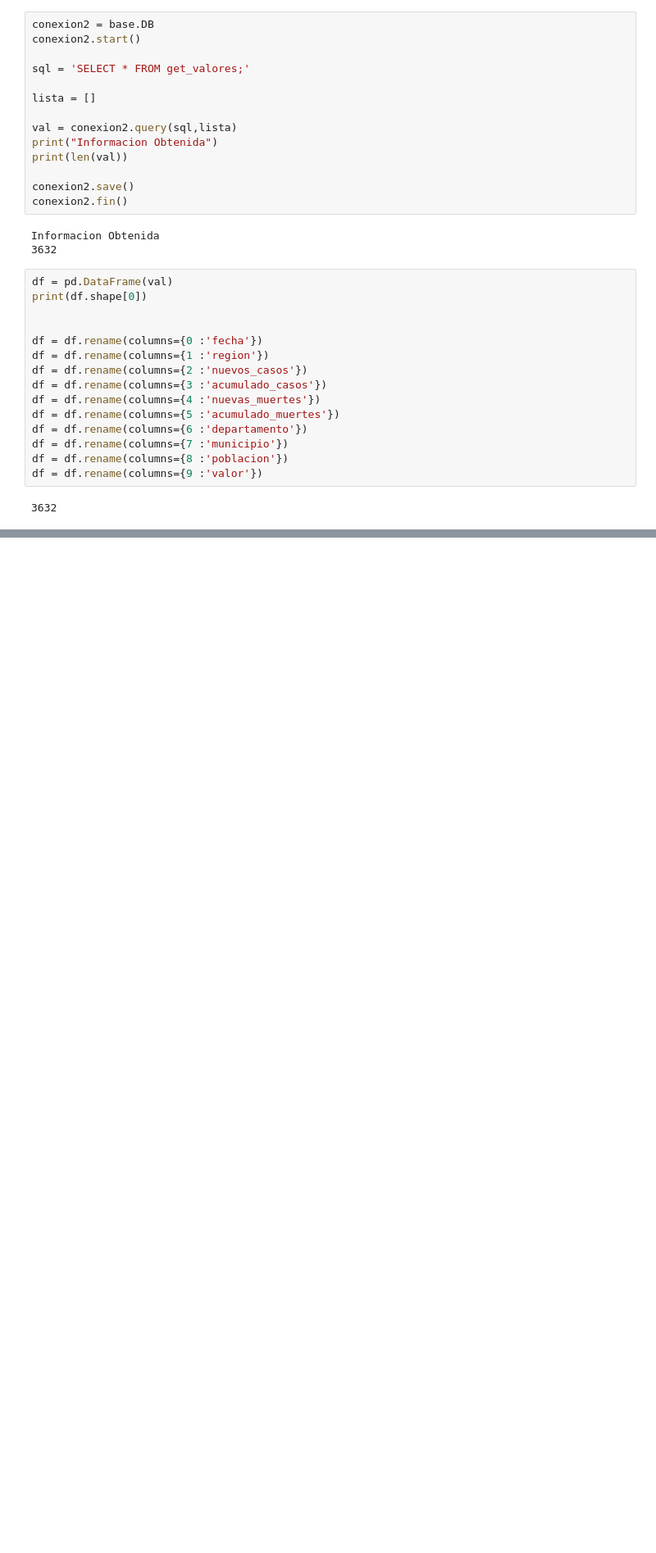
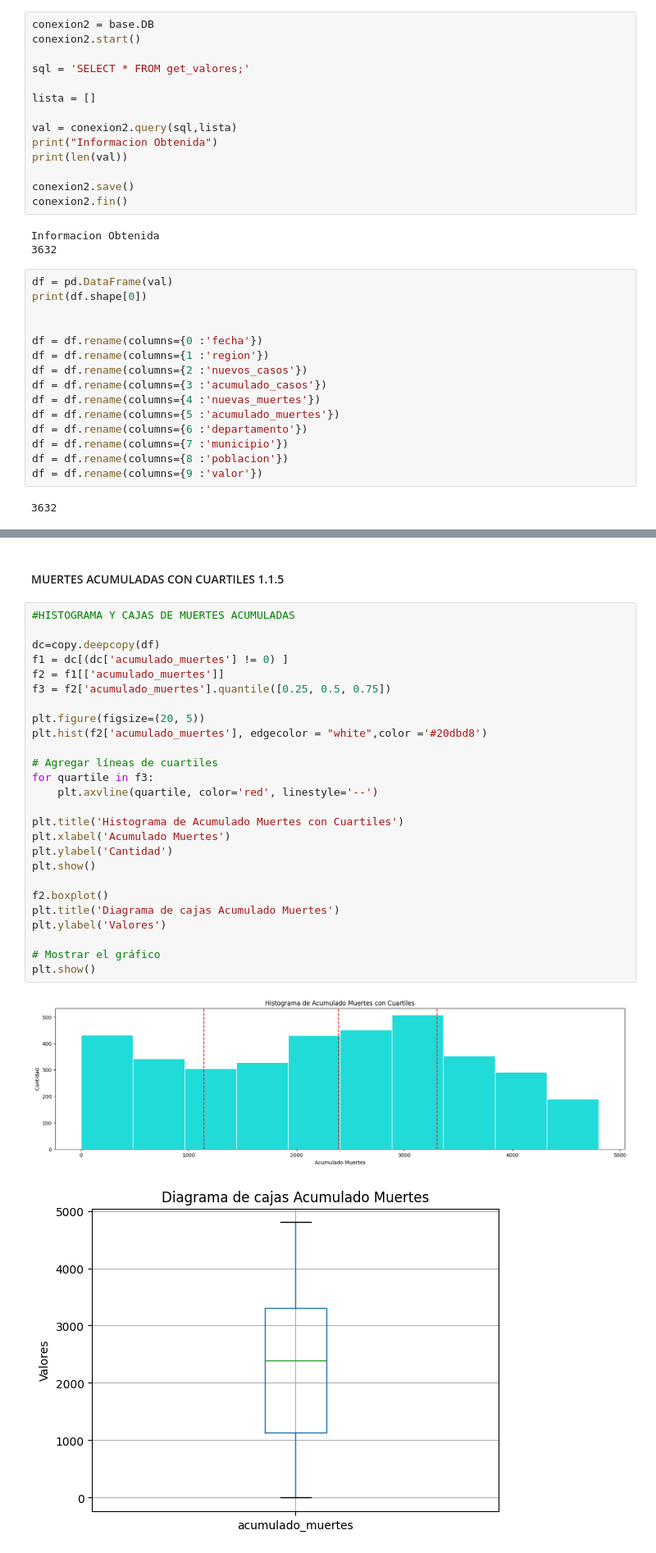
Before and after one commit to gkruiz/SEMI2_Practica1_2024, a Jupyter notebook: estadisticas.ipynb, the cells around one changed output, grey strips where cells are left out. Shown at 82% size. Drawn from its saved outputs; the diff is of its cells as text; blank space fills up the shorter version.

```diff
--- a/estadisticas.ipynb
+++ b/estadisticas.ipynb
@@ -469,0 +168,31 @@ plt.show()
+# %% [markdown]
+#### MUERTES ACUMULADAS CON CUARTILES 1.1.5
+# %%
+#HISTOGRAMA Y CAJAS DE MUERTES ACUMULADAS
+
+dc=copy.deepcopy(df)
+f1 = dc[(dc['acumulado_muertes'] != 0) ]
+f2 = f1[['acumulado_muertes']]
+f3 = f2['acumulado_muertes'].quantile([0.25, 0.5, 0.75])
+
+plt.figure(figsize=(20, 5))
+plt.hist(f2['acumulado_muertes'], edgecolor = "white",color ='#20dbd8')
+
+# Agregar líneas de cuartiles
+for quartile in f3:
+    plt.axvline(quartile, color='red', linestyle='--')
+
+plt.title('Histograma de Acumulado Muertes con Cuartiles')
+plt.xlabel('Acumulado Muertes')
+plt.ylabel('Cantidad')
+plt.show()
+
+f2.boxplot()
+plt.title('Diagrama de cajas Acumulado Muertes')
+plt.ylabel('Valores')
+
+# Mostrar el gráfico
+plt.show()
+# %% [output]
+[figure, added]
+[figure, added]
```
Also changed, not shown: parts of 92 cells of this notebook, 1 other file.
